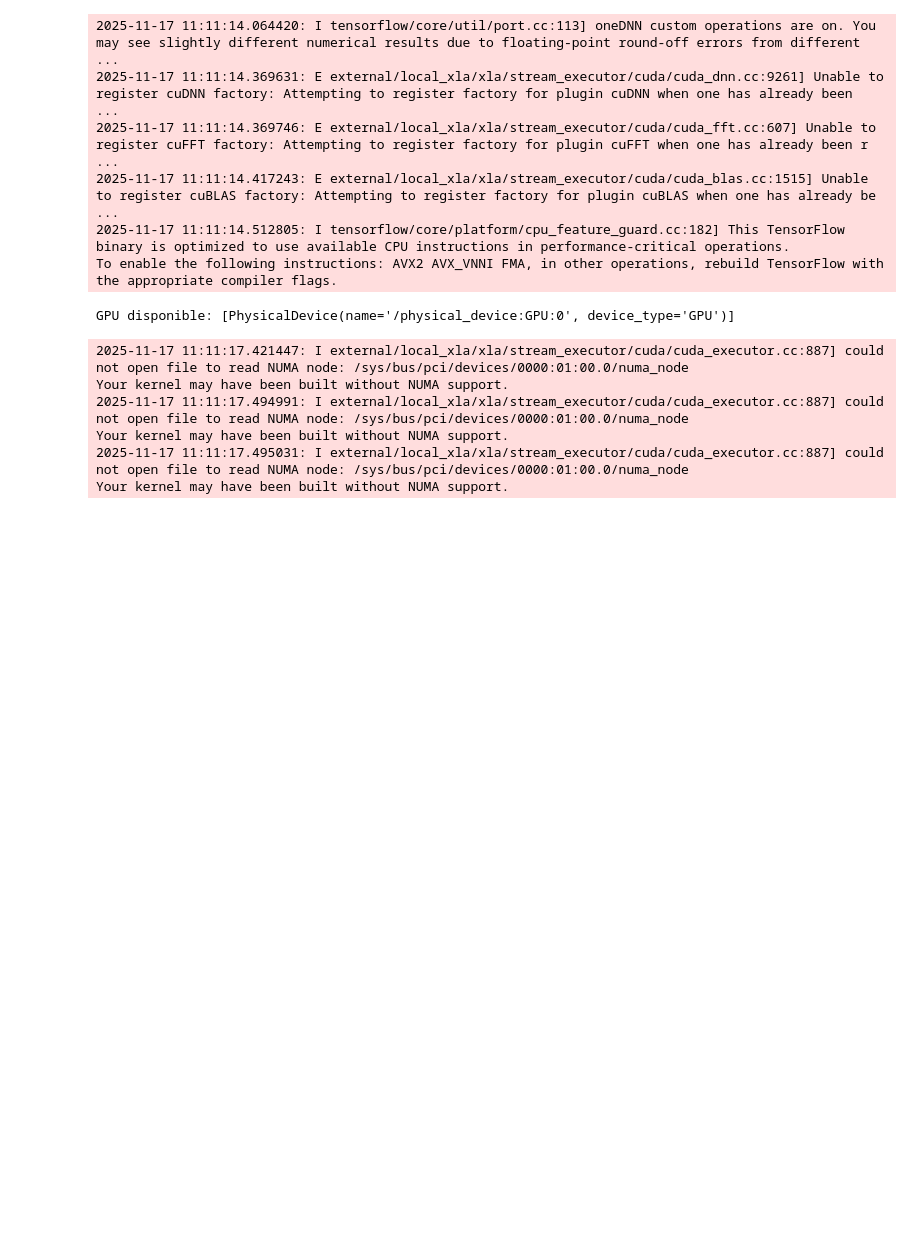
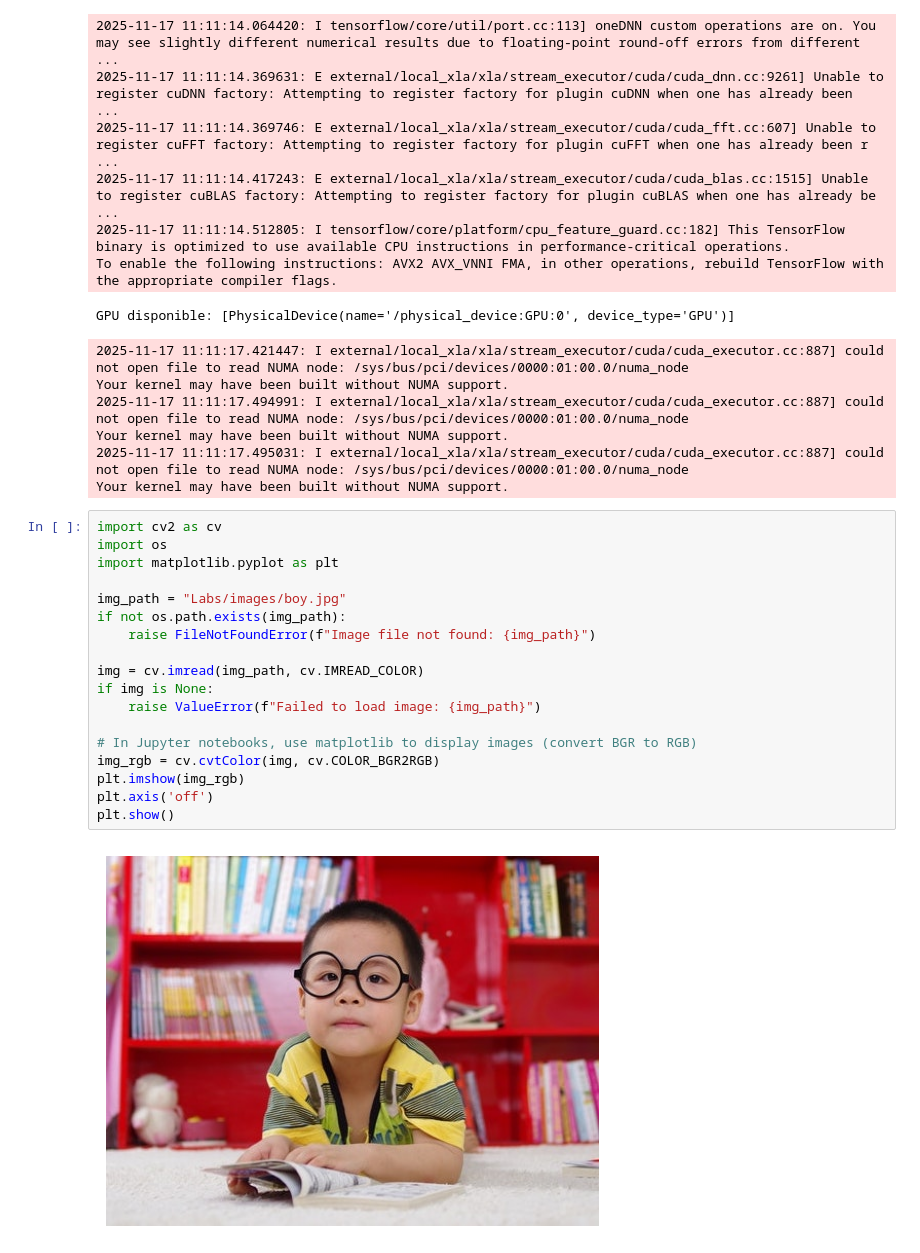
Before and after one commit to moisesbritez92/deep_learning_nbs, a Jupyter notebook: Notebooks/prueba.ipynb, the cells around one changed output. Cells and saved outputs as stored; diff of their text form; blank space fills up the shorter version.

```diff
--- a/Notebooks/prueba.ipynb
+++ b/Notebooks/prueba.ipynb
@@ -18,3 +18,23 @@ Your kernel may have been built without NUMA support.
 Your kernel may have been built without NUMA support.
 2025-11-17 11:11:17.495031: I external/local_xla/xla/stream_executor/cuda/cuda_executor.cc:887] could not open file to read NUMA node: /sys/bus/pci/devices/0000:01:00.0/numa_node
 Your kernel may have been built without NUMA support.
+# %%
+import cv2 as cv
+import os
+import matplotlib.pyplot as plt
+
+img_path = "Labs/images/boy.jpg"
+if not os.path.exists(img_path):
+	raise FileNotFoundError(f"Image file not found: {img_path}")
+
+img = cv.imread(img_path, cv.IMREAD_COLOR)
+if img is None:
+	raise ValueError(f"Failed to load image: {img_path}")
+
+# In Jupyter notebooks, use matplotlib to display images (convert BGR to RGB)
+img_rgb = cv.cvtColor(img, cv.COLOR_BGR2RGB)
+plt.imshow(img_rgb)
+plt.axis('off')
+plt.show()
+# %% [output]
+[figure, added]
```
Also changed, not shown: 25 other files.
